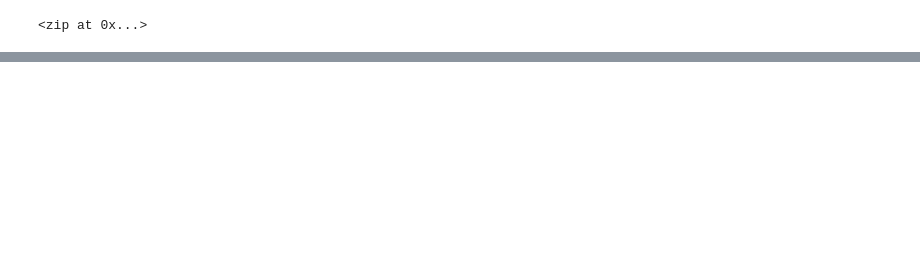
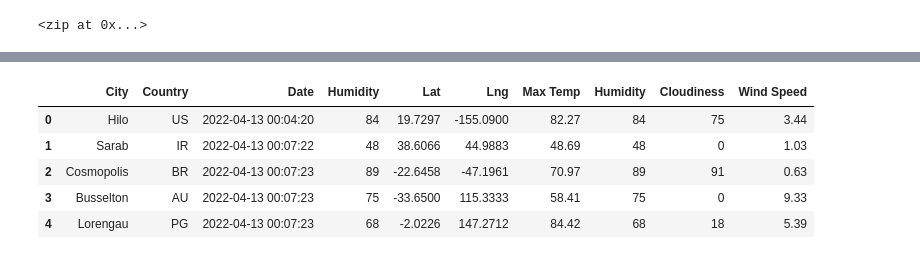
Before and after one commit to jgcarter421/World_Weather_Analysis, a Jupyter notebook: WeatherPy.ipynb, the cells around one changed output, grey strips where cells are left out. Saved outputs shown, nothing was run; the diff lists cells and outputs as text; code cells hidden in the pictures; blank space fills up the shorter version.

```diff
--- a/WeatherPy.ipynb
+++ b/WeatherPy.ipynb
@@ -32,0 +144,2 @@ len(cities)
+# %%
+new_column_order = ["City" , "Country" , "Date" , "Humidity" , "Lat" , "Lng" , "Max Temp" , "Humidity" , "Cloudiness" , "Wind Speed"]
@@ -32,0 +170,11 @@ len(cities)
+# %%
+city_data_df = city_data_df[new_column_order]
+# %%
+city_data_df.head()
+# %% [output]
+|  | City | Country | Date | Humidity | Lat | Lng | Max Temp | Humidity | Cloudiness | Wind Speed |
+| 0 | Hilo | US | 2022-04-13 00:04:20 | 84 | 19.7297 | -155.0900 | 82.27 | 84 | 75 | 3.44 |
+| 1 | Sarab | IR | 2022-04-13 00:07:22 | 48 | 38.6066 | 44.9883 | 48.69 | 48 | 0 | 1.03 |
+| 2 | Cosmopolis | BR | 2022-04-13 00:07:23 | 89 | -22.6458 | -47.1961 | 70.97 | 89 | 91 | 0.63 |
+| 3 | Busselton | AU | 2022-04-13 00:07:23 | 75 | -33.6500 | 115.3333 | 58.41 | 75 | 0 | 9.33 |
+| 4 | Lorengau | PG | 2022-04-13 00:07:23 | 68 | -2.0226 | 147.2712 | 84.42 | 68 | 18 | 5.39 |
```
Also changed, not shown: parts of 10 cells of this notebook, 1 other file.
